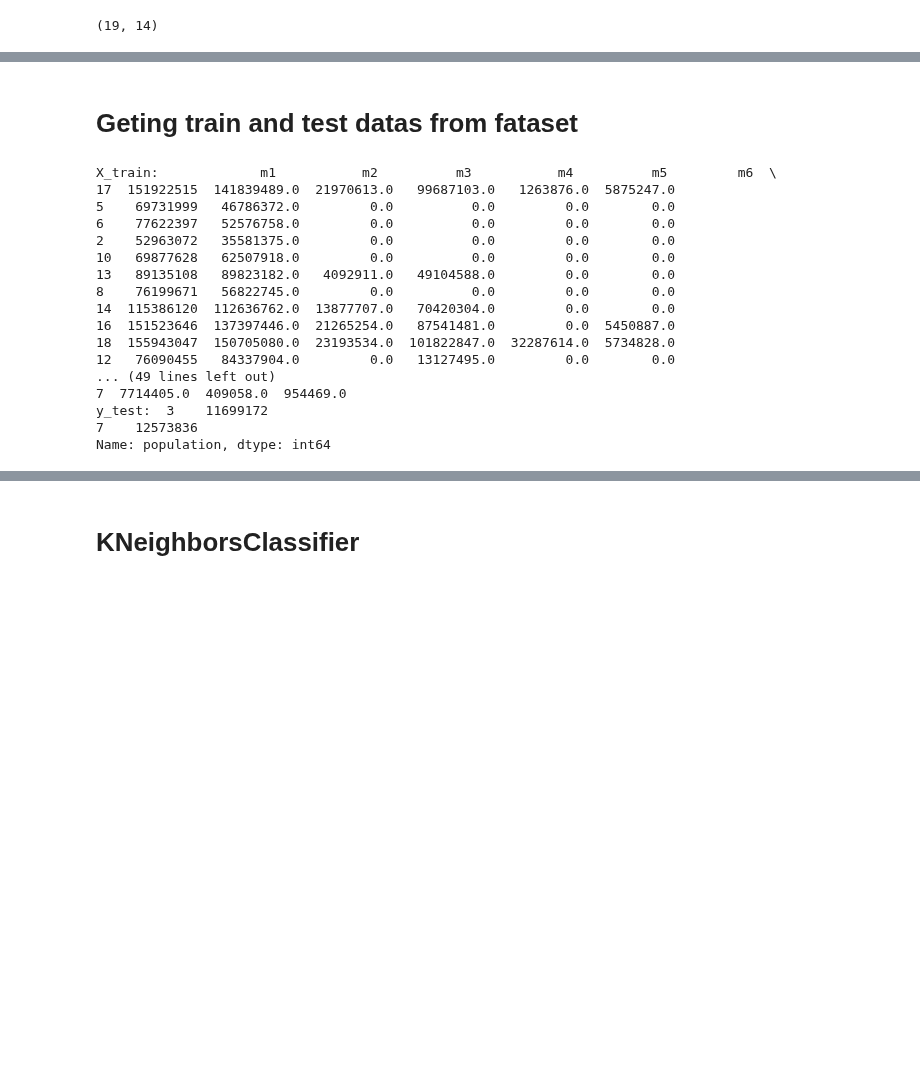
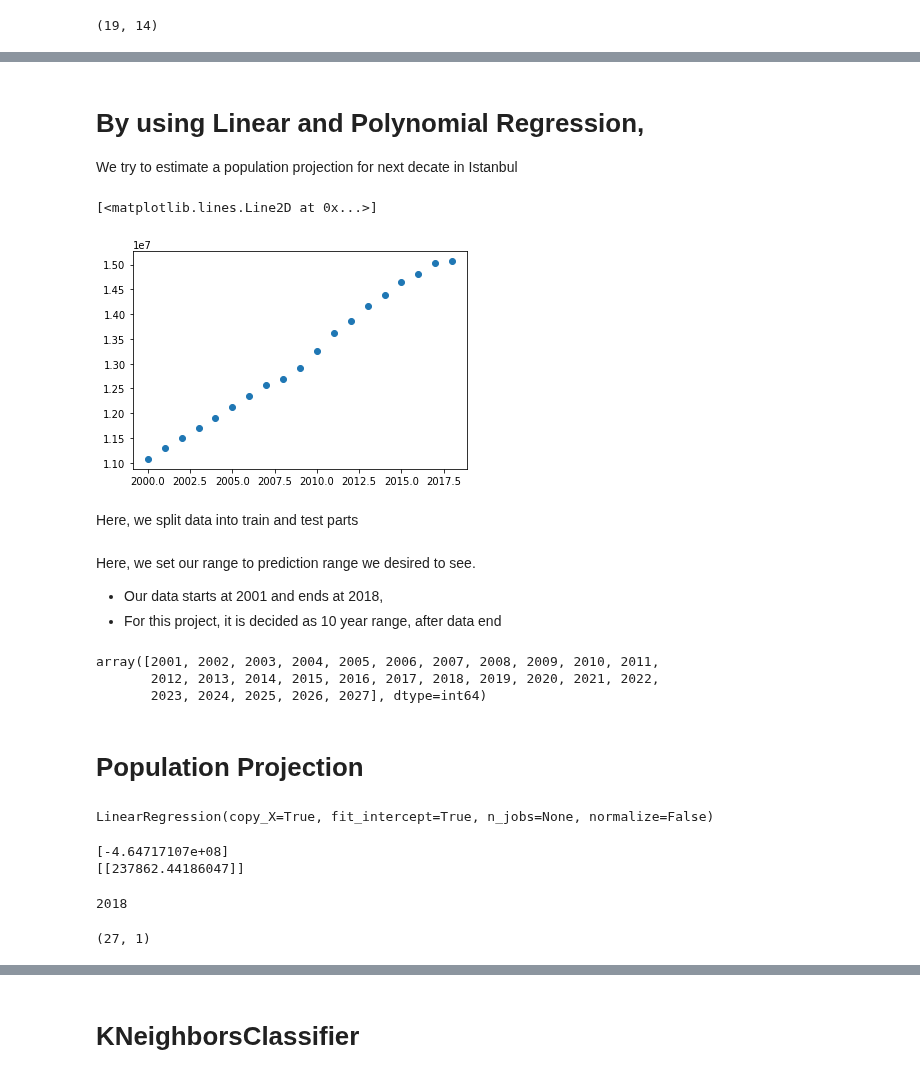
Before and after one commit to ersincebi/istanbul-subways, a Jupyter notebook: istanbul-subways.ipynb, the cells around one changed output, grey strips where cells are left out. Saved outputs shown, nothing was run; the diff lists cells and outputs as text; code cells hidden in the pictures; blank space fills up the shorter version.

Commit message:
tests are partly finished, still need some tuning and fixing

```diff
--- a/istanbul-subways.ipynb
+++ b/istanbul-subways.ipynb
@@ -269,28 +189,13 @@ mergedDataset.loc[:,'m1':'tf2']
-# %% [markdown]
-# Geting train and test datas from fataset
-# %%
-X = mergedDataset.loc[:,'m1':'tf2']
-y = mergedDataset["population"]
-X_train, X_test, y_train, y_test = train_test_split(X, y, test_size=0.1, random_state=10)
-print ("X_train: ", X_train)
-print ("y_train: ", y_train)
-print("X_test: ", X_test)
-print ("y_test: ", y_test)
-# %% [output]
-X_train:             m1           m2          m3           m4          m5         m6  \
-17  151922515  141839489.0  21970613.0   99687103.0   1263876.0  5875247.0
-5    69731999   46786372.0         0.0          0.0         0.0        0.0
-6    77622397   52576758.0         0.0          0.0         0.0        0.0
-2    52963072   35581375.0         0.0          0.0         0.0        0.0
-10   69877628   62507918.0         0.0          0.0         0.0        0.0
-13   89135108   89823182.0   4092911.0   49104588.0         0.0        0.0
-8    76199671   56822745.0         0.0          0.0         0.0        0.0
-14  115386120  112636762.0  13877707.0   70420304.0         0.0        0.0
-16  151523646  137397446.0  21265254.0   87541481.0         0.0  5450887.0
-18  155943047  150705080.0  23193534.0  101822847.0  32287614.0  5734828.0
-12   76090455   84337904.0         0.0   13127495.0         0.0        0.0
-... (49 lines left out)
-7  7714405.0  409058.0  954469.0
-y_test:  3    11699172
-7    12573836
-Name: population, dtype: int64
+# %% [markdown]
+# By using Linear and Polynomial Regression,
+We try to estimate a population projection for next decate in Istanbul
+# %%
+X = mergedDataset['year'].values.reshape(-1,1)
+y = mergedDataset['population'].values.reshape(-1,1)
+# %%
+plt.plot(X,y,'o')
+# %% [output]
+[<matplotlib.lines.Line2D at 0x...>]
+[figure, added]
+# %% [markdown]
+Here, we split data into train and test parts
@@ -296,0 +204,13 @@ Name: population, dtype: int64
+# %% [markdown]
+Here, we set our range to prediction range we desired to see.
+- Our data starts at 2001 and ends at 2018,
+- For this project, it is decided as 10 year range, after data end
+# %%
+pred_range = np.arange(min(X_test)[0],max(X_test)[0]+10,1)
+pred_range
+# %% [output]
+array([2001, 2002, 2003, 2004, 2005, 2006, 2007, 2008, 2009, 2010, 2011,
+       2012, 2013, 2014, 2015, 2016, 2017, 2018, 2019, 2020, 2021, 2022,
+       2023, 2024, 2025, 2026, 2027], dtype=int64)
+# %% [markdown]
+# Population Projection
@@ -296,0 +220,19 @@ Name: population, dtype: int64
+# %%
+linreg.fit(X_train, y_train)
+# %% [output]
+LinearRegression(copy_X=True, fit_intercept=True, n_jobs=None, normalize=False)
+# %%
+print(linreg.intercept_)
+print(linreg.coef_)
+# %% [output]
+[-4.64717107e+08]
+[[237862.44186047]]
+# %%
+max(X_test)[0]
+# %% [output]
+2018
+# %%
+y_pred_linreg = linreg.predict(pred_range.reshape(-1, 1))
+y_pred_linreg.shape
+# %% [output]
+(27, 1)
```
Also changed, not shown: parts of 50 cells of this notebook, 7 other files.
